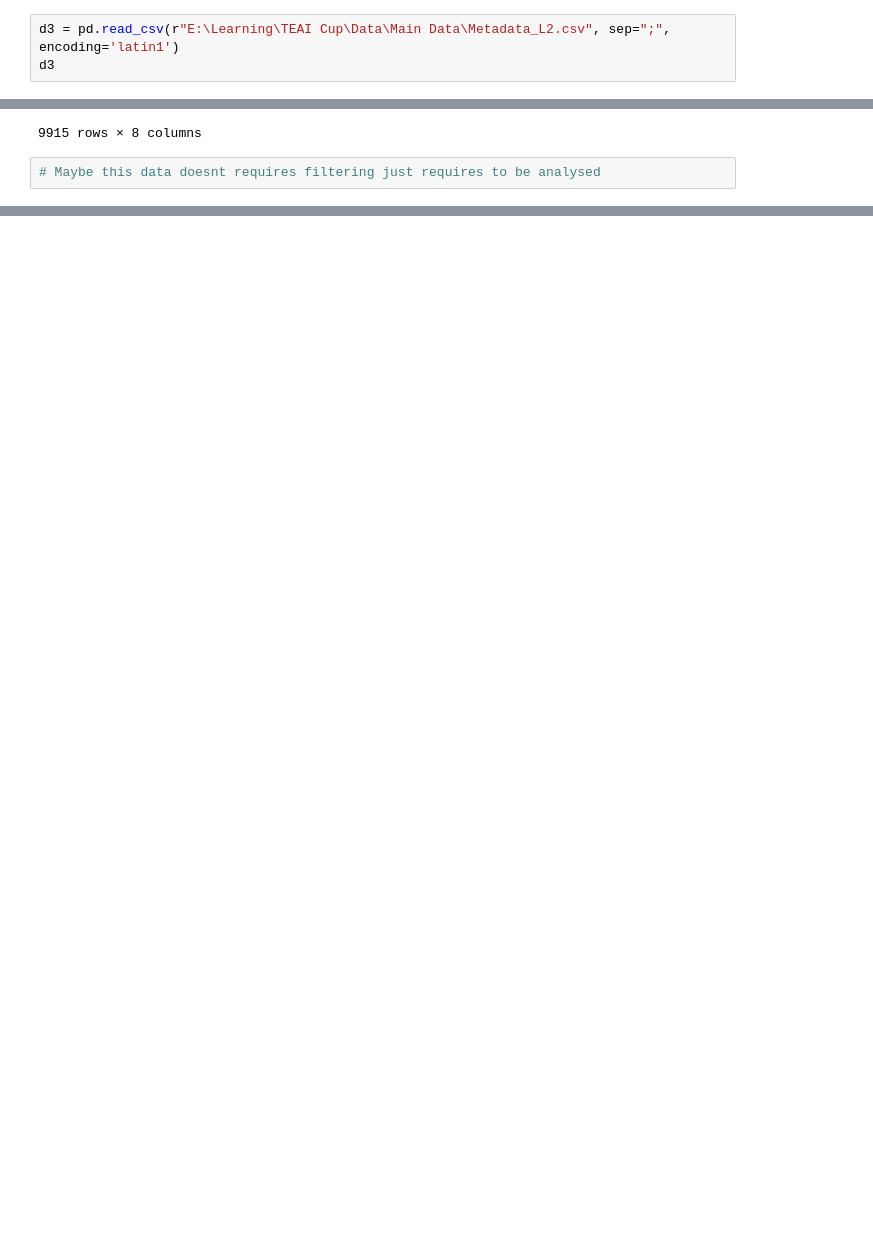
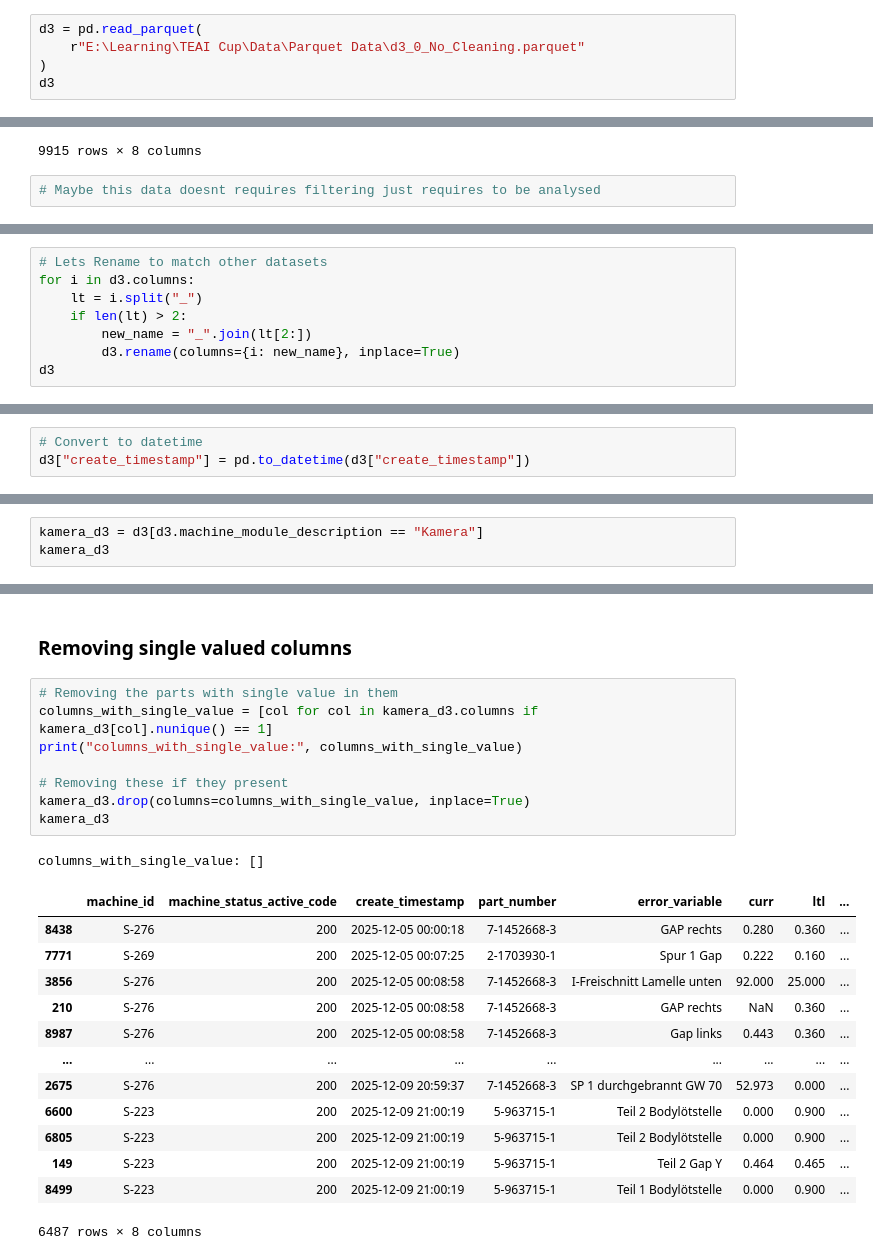
Before and after one commit to OmkarTanajiPatil/TEAICup, a Jupyter notebook: Pandas/3 Preprocessing D3/preprocessing_d3.ipynb, the cells around one changed output, grey strips where cells are left out. Drawn from its saved outputs; the diff is of its cells as text; blank space fills up the shorter version.

```diff
--- a/Pandas/3 Preprocessing D3/preprocessing_d3.ipynb
+++ b/Pandas/3 Preprocessing D3/preprocessing_d3.ipynb
@@ -8,7 +8,9 @@ import seaborn as sns
 import warnings
 warnings.filterwarnings('ignore')
 # %%
-d3 = pd.read_csv(r"E:\Learning\TEAI Cup\Data\Main Data\Metadata_L2.csv", sep=";", encoding='latin1')
+d3 = pd.read_parquet(
+    r"E:\Learning\TEAI Cup\Data\Parquet Data\d3_0_No_Cleaning.parquet"
+)
 d3
 # %% [output]
 |  | qcpc_event_id | qcpc_event_machine_id | qcpc_event_machine_status_active_... | qcpc_event_create_timestamp | qcpc_event_machine_module_descrip... | ... |
@@ -28,0 +33,8 @@ d3
+# %%
+# Lets Rename to match other datasets
+for i in d3.columns:
+    lt = i.split("_")
+    if len(lt) > 2:
+        new_name = "_".join(lt[2:])
+        d3.rename(columns={i: new_name}, inplace=True)
+d3
@@ -28,0 +57,3 @@ d3
+# %%
+# Convert to datetime
+d3["create_timestamp"] = pd.to_datetime(d3["create_timestamp"])
@@ -28,0 +64,3 @@ d3
+# %%
+kamera_d3 = d3[d3.machine_module_description == "Kamera"]
+kamera_d3
@@ -28,0 +81,25 @@ d3
+# %% [markdown]
+### Removing single valued columns
+# %%
+# Removing the parts with single value in them
+columns_with_single_value = [col for col in kamera_d3.columns if kamera_d3[col].nunique() == 1]
+print("columns_with_single_value:", columns_with_single_value)
+
+# Removing these if they present
+kamera_d3.drop(columns=columns_with_single_value, inplace=True)
+kamera_d3
+# %% [output]
+columns_with_single_value: []
+|  | machine_id | machine_status_active_code | create_timestamp | part_number | error_variable | curr | ltl | ... |
+| 8438 | S-276 | 200 | 2025-12-05 00:00:18 | 7-1452668-3 | GAP rechts | 0.280 | 0.360 | ... |
+| 7771 | S-269 | 200 | 2025-12-05 00:07:25 | 2-1703930-1 | Spur 1 Gap | 0.222 | 0.160 | ... |
+| 3856 | S-276 | 200 | 2025-12-05 00:08:58 | 7-1452668-3 | I-Freischnitt Lamelle unten | 92.000 | 25.000 | ... |
+| 210 | S-276 | 200 | 2025-12-05 00:08:58 | 7-1452668-3 | GAP rechts | NaN | 0.360 | ... |
+| 8987 | S-276 | 200 | 2025-12-05 00:08:58 | 7-1452668-3 | Gap links | 0.443 | 0.360 | ... |
+| ... | ... | ... | ... | ... | ... | ... | ... | ... |
+| 2675 | S-276 | 200 | 2025-12-09 20:59:37 | 7-1452668-3 | SP 1 durchgebrannt GW 70 | 52.973 | 0.000 | ... |
+| 6600 | S-223 | 200 | 2025-12-09 21:00:19 | 5-963715-1 | Teil 2 Bodylötstelle | 0.000 | 0.900 | ... |
+| 6805 | S-223 | 200 | 2025-12-09 21:00:19 | 5-963715-1 | Teil 2 Bodylötstelle | 0.000 | 0.900 | ... |
+| 149 | S-223 | 200 | 2025-12-09 21:00:19 | 5-963715-1 | Teil 2 Gap Y | 0.464 | 0.465 | ... |
+| 8499 | S-223 | 200 | 2025-12-09 21:00:19 | 5-963715-1 | Teil 1 Bodylötstelle | 0.000 | 0.900 | ... |
+6487 rows × 8 columns
```
Also changed, not shown: parts of 25 cells of this notebook, 3 other files.
